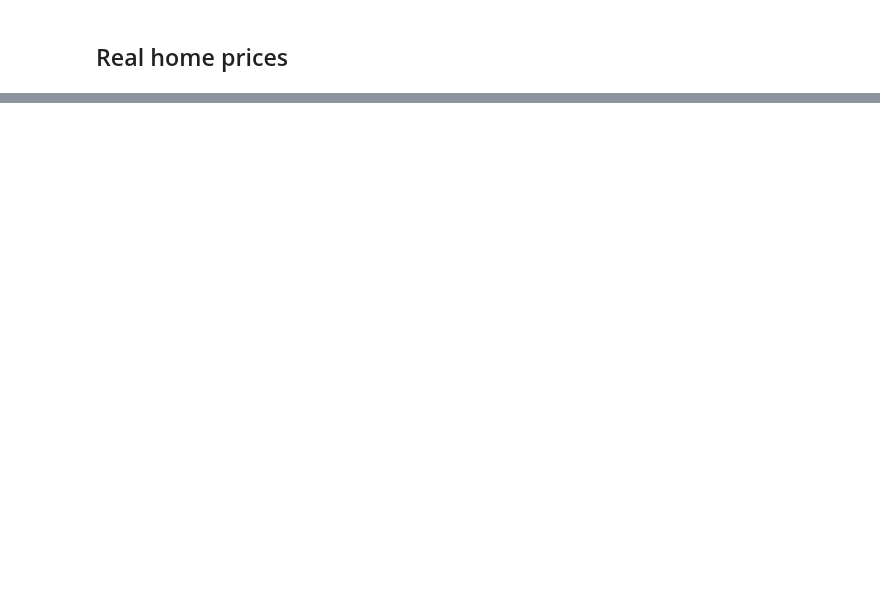
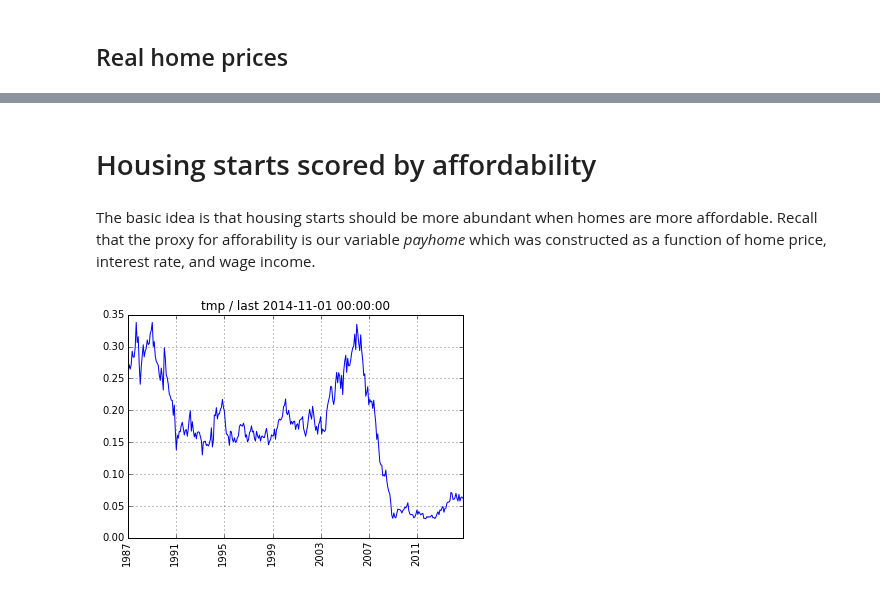
Before and after one commit to rsvp/fecon235, a Jupyter notebook: nb/fred-housing.ipynb, the cells around one changed output, grey strips where cells are left out. Cells and saved outputs as stored; diff of their text form; code cells hidden in the pictures; blank space fills up the shorter version.

```diff
--- a/nb/fred-housing.ipynb
+++ b/nb/fred-housing.ipynb
@@ -209,0 +206,12 @@ If we assume 2000 hours worked per year (40 hours for 50 weeks), we can see that
+# %% [markdown]
+# Housing starts scored by affordability
+# %% [markdown]
+The basic idea is that housing starts should be more abundant when homes are more affordable. Recall that the proxy for afforability is our variable *payhome* which was constructed as a function of home price, interest rate, and wage income.
+# %%
+#  hspop can be interpreted as the percentage of the population allocated new housing.
+#  Let's weight hspop by payhome to score housing starts:
+hscore = todf( hspop * payhome )
+# %%
+plotfred( hscore )
+# %% [output]
+[figure, added]
```
Also changed, not shown: parts of 45 cells of this notebook.
